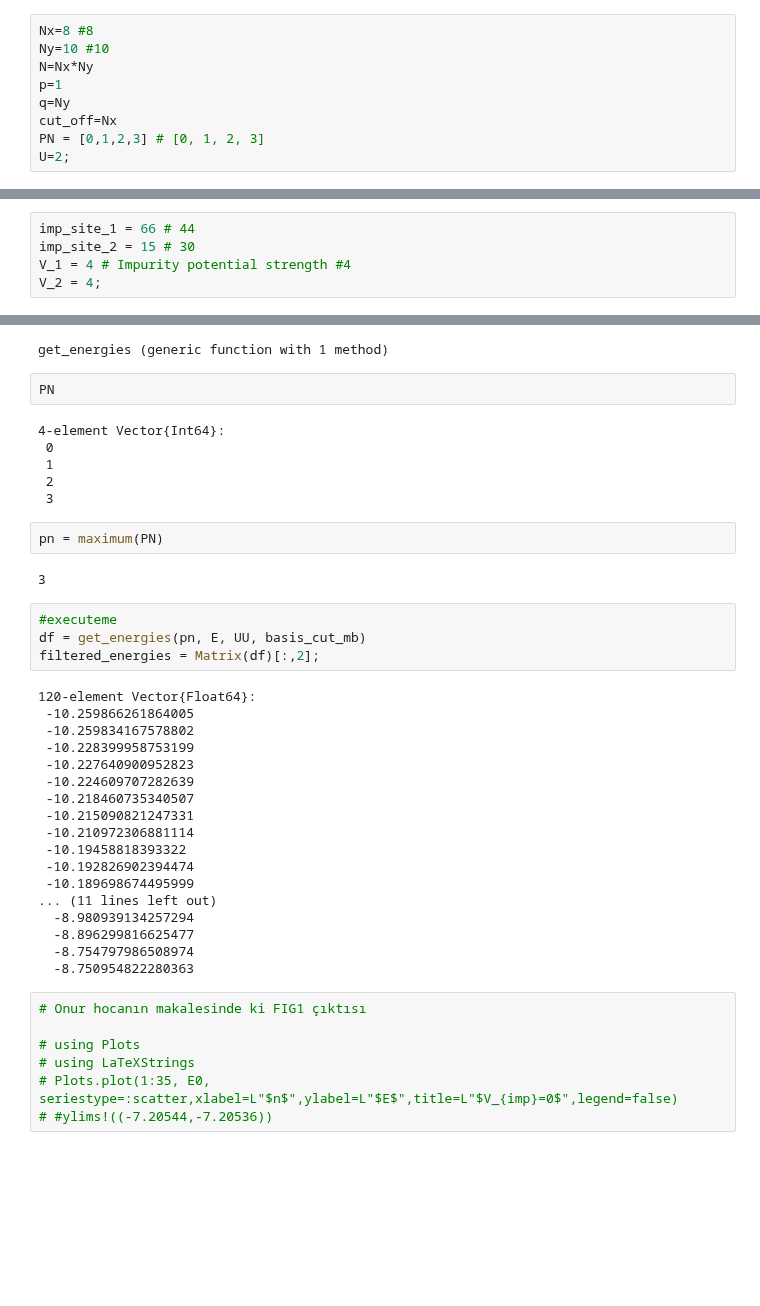
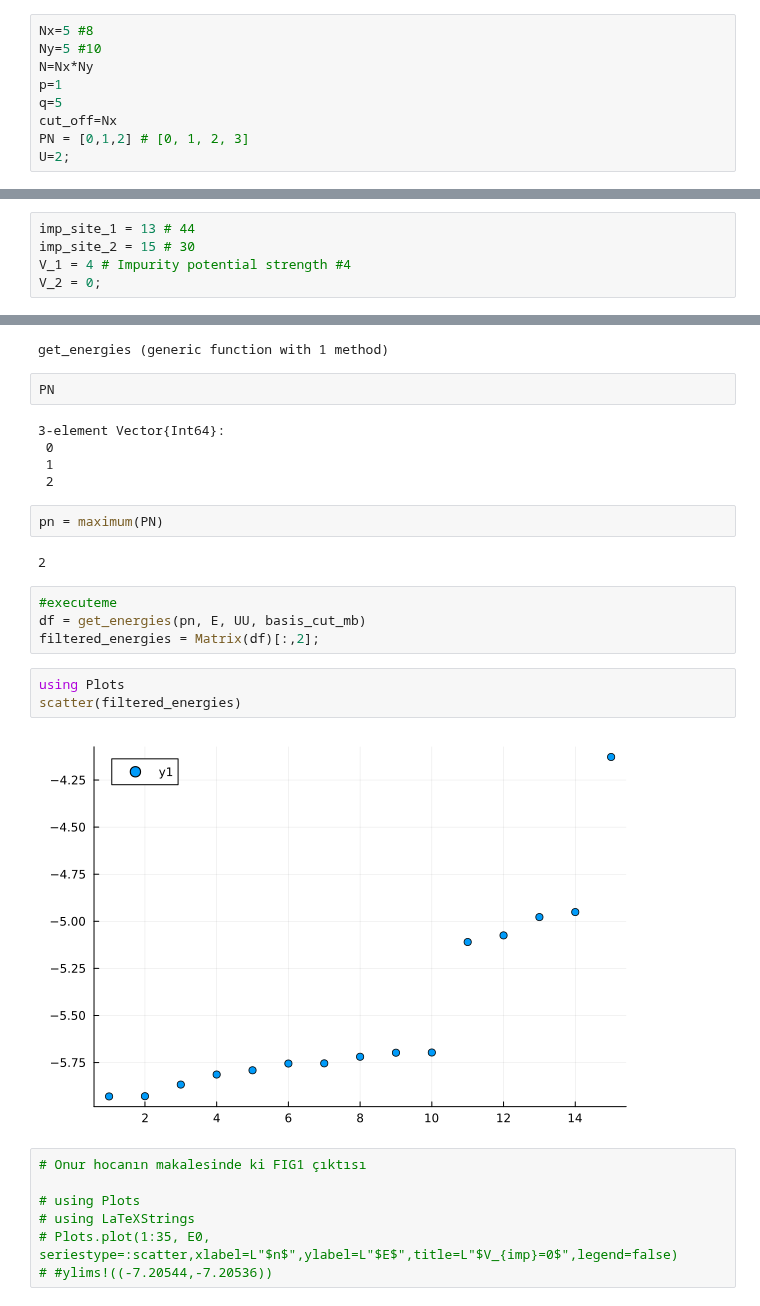
Before and after one commit to Umut-Can-Physics/Kagome-Lattice, a Jupyter notebook: My Numerical Calculations/Many-Body/Hofstadter/Hofstadter First Band Approximation.ipynb, the cells around one changed output, grey strips where cells are left out. Cells and saved outputs as stored; diff of their text form; blank space fills up the shorter version.

```diff
--- a/My Numerical Calculations/Many-Body/Hofstadter/Hofstadter First Band Approximation.ipynb
+++ b/My Numerical Calculations/Many-Body/Hofstadter/Hofstadter First Band Approximation.ipynb
@@ -10,13 +10,13 @@ using NBInclude
 # %% [markdown]
 $\phi=\frac{p}{q}=\frac{p}{N_y}, N_\phi=\phi NxNy=N_x \text{(The number of single particle degeneracy)}$
 # %%
-Nx=8 #8
-Ny=10 #10
+Nx=5 #8
+Ny=5 #10
 N=Nx*Ny
 p=1
-q=Ny
+q=5
 cut_off=Nx
-PN = [0,1,2,3] # [0, 1, 2, 3]
+PN = [0,1,2] # [0, 1, 2, 3]
 U=2;
 # %% [markdown]
 # Sub Space Kinetic Term
@@ -82,10 +100,10 @@ end
 # %% [output]
 get_total_H (generic function with 1 method)
 # %%
-imp_site_1 = 66 # 44
+imp_site_1 = 13 # 44
 imp_site_2 = 15 # 30
 V_1 = 4 # Impurity potential strength #4
-V_2 = 4;
+V_2 = 0;
 # %%
 # executeme
 H = get_total_H(V_1, V_2, imp_site_1, imp_site_2);
@@ -141,37 +141,23 @@ get_energies (generic function with 1 method)
 # %%
 PN
 # %% [output]
-4-element Vector{Int64}:
+3-element Vector{Int64}:
  0
  1
  2
- 3
 # %%
 pn = maximum(PN)
 # %% [output]
-3
+2
 # %%
 #executeme
 df = get_energies(pn, E, UU, basis_cut_mb)
 filtered_energies = Matrix(df)[:,2];
-# %% [output]
-120-element Vector{Float64}:
- -10.259866261864005
- -10.259834167578802
- -10.228399958753199
- -10.227640900952823
- -10.224609707282639
- -10.218460735340507
- -10.215090821247331
- -10.210972306881114
- -10.19458818393322
- -10.192826902394474
- -10.189698674495999
-... (11 lines left out)
-  -8.980939134257294
-  -8.896299816625477
-  -8.754797986508974
-  -8.750954822280363
+# %%
+using Plots
+scatter(filtered_energies)
+# %% [output]
+[figure, added]
 # %%
 # Onur hocanın makalesinde ki FIG1 çıktısı
 
```
Also changed, not shown: parts of 3 cells of this notebook, 3 other files.
